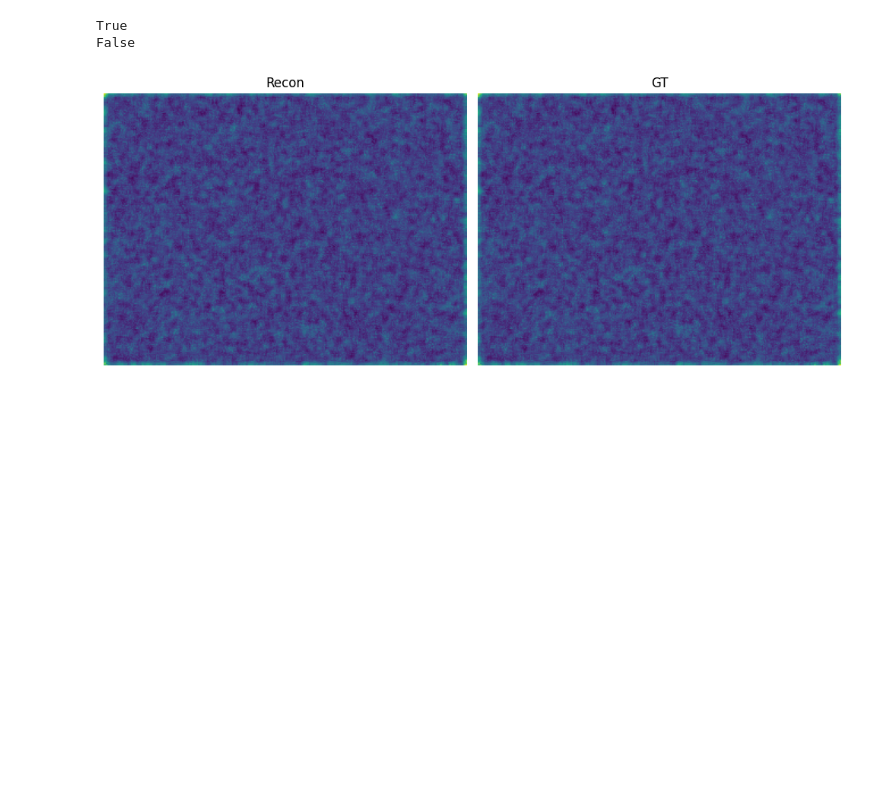
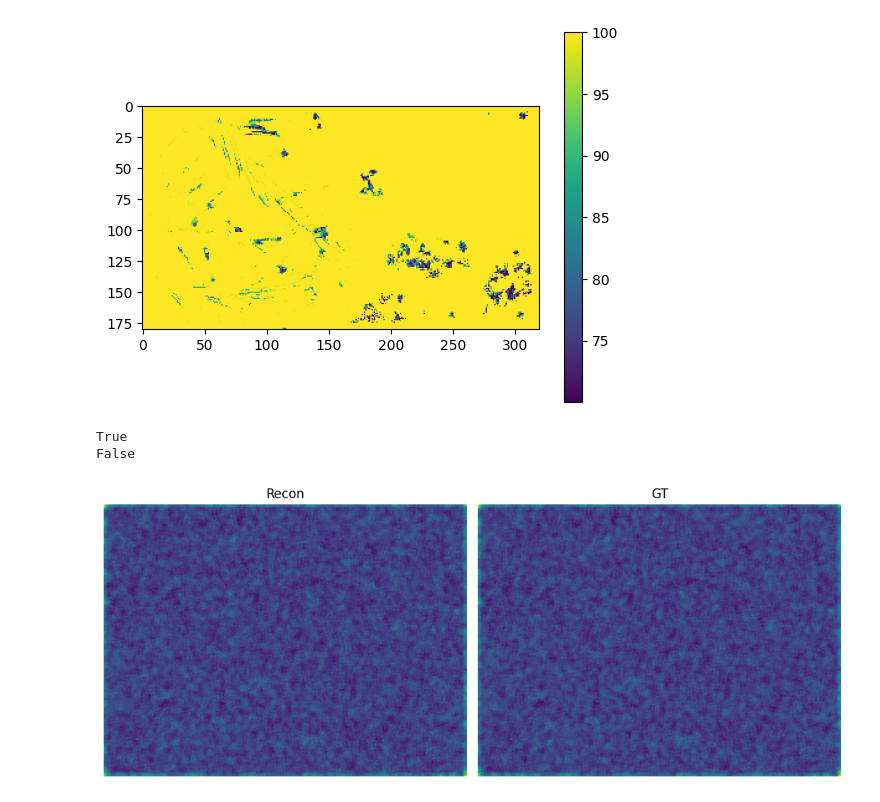
Before and after one commit to hollyjackson/dfd, a Jupyter notebook: windowed-mse-tests.ipynb, the cells around one changed output. Saved outputs shown, nothing was run; the diff lists cells and outputs as text; code cells hidden in the pictures; blank space fills up the shorter version.

Commit message:
refine params for diff experiments

```diff
--- a/windowed-mse-tests.ipynb
+++ b/windowed-mse-tests.ipynb
@@ -14,15 +14,17 @@ import initialization
 
 import torch
 # %%
-# experiment_folder = '/data/holly_jackson/experiments/mobile-depth-thresh0.5-keyboard_2025-10-28_14-06-57'
-# # experiment_folder = '/data/holly_jackson/experiments/mobile-depth-windowed5-thresh0.5-keyboard_2025-10-28_14-05-17'
+experiment_folder = '/data/holly_jackson/experiments/mobile-depth-windowed5-thresh0.5-balls_2025-10-31_13-30-29'
+# experiment_folder = '/data/holly_jackson/experiments/mobile-depth-windowed5-thresh0.5-keyboard_2025-10-28_14-05-17'
 # experiment_folder = '/data/holly_jackson/experiments/mobile-depth-windowed3-thresh0.5-keyboard_2025-10-28_14-06-13'
-# dpt = utils.load_NYUv2_dpt(os.path.join(experiment_folder, 'dpt.tiff'), resize_frac=1)
-# aif = utils.load_NYUv2_aif(os.path.join(experiment_folder, 'aif.tiff'), resize_frac=1)
+dpt = utils.load_NYUv2_dpt(os.path.join(experiment_folder, 'dpt.tiff'), resize_frac=1)
+aif = utils.load_NYUv2_aif(os.path.join(experiment_folder, 'aif.tiff'), resize_frac=1)
 # %%
-# plt.imshow(dpt)
-# plt.colorbar()
-# plt.show()
+plt.imshow(dpt)
+plt.colorbar()
+plt.show()
+# %% [output]
+[figure, added]
 # %%
 # test that windowed_mse versions all produce same thing for grid search
 # check that this is **different** from normal mse
```
Also changed, not shown: 9 other files.
